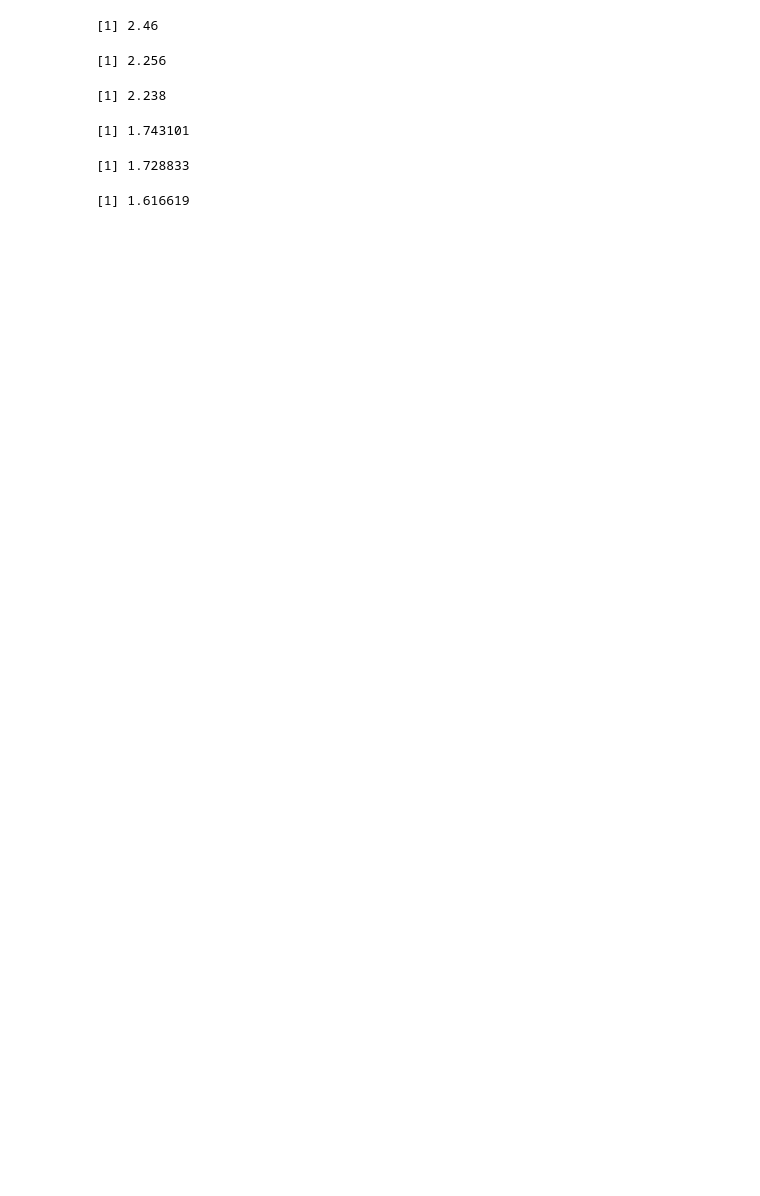
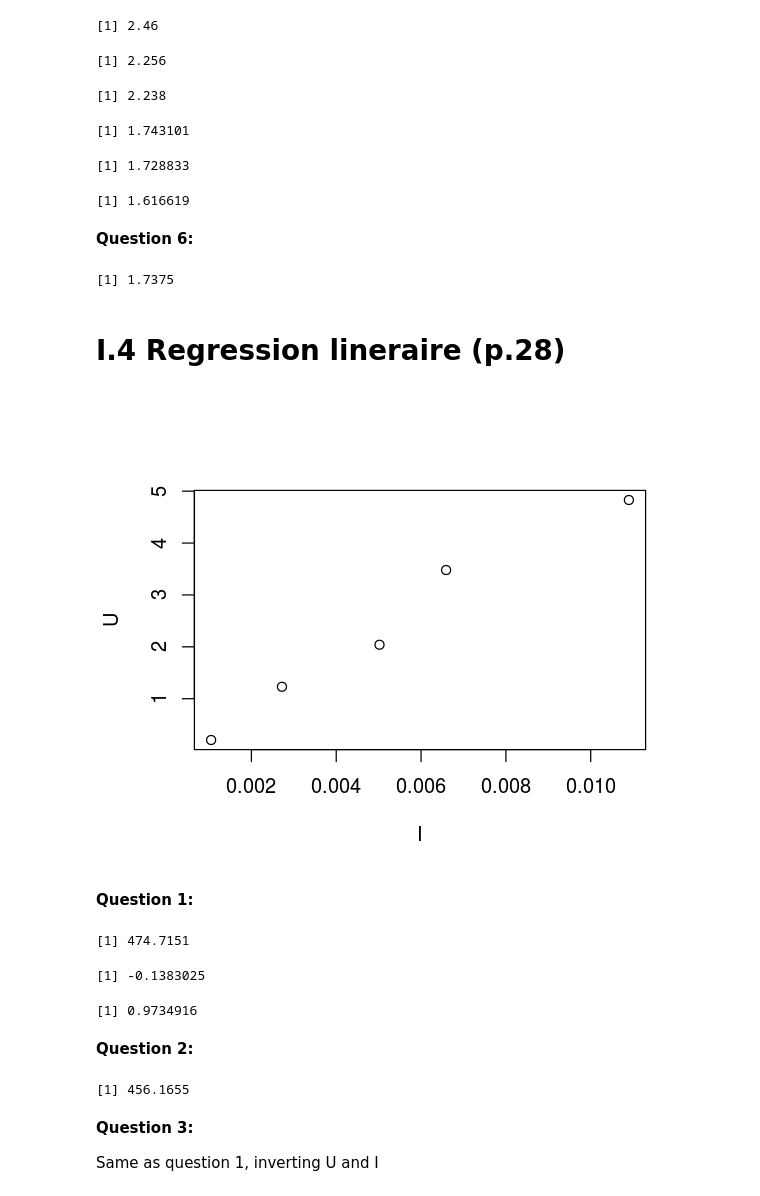
Before and after one commit to ebusato/jupyter_R, a Jupyter notebook: ExercicesFromBClementsBook.ipynb, the cells around one changed output. Cells and saved outputs as stored; diff of their text form; code cells hidden in the pictures; blank space fills up the shorter version.

```diff
--- a/ExercicesFromBClementsBook.ipynb
+++ b/ExercicesFromBClementsBook.ipynb
@@ -130,3 +130,47 @@ sdh3
 [1] 1.743101
 [1] 1.728833
 [1] 1.616619
+# %% [markdown]
+__Question 6:__
+# %%
+# From sample
+medianSample <- median(sample)
+medianSample
+# %% [output]
+[1] 1.7375
+# %% [markdown]
+# I.4 Regression lineraire (p.28)
+# %%
+U <- c(0.204, 1.23, 2.04, 3.48, 4.83)
+I <- c(1.05, 2.72, 5.02, 6.59, 10.9)
+I <- I*1e-3
+options(repr.plot.width=5, repr.plot.height=4)
+plot(I, U)
+
+n <- length(U)
+# %% [output]
+[figure, added]
+# %% [markdown]
+__Question 1:__
+# %%
+a <- (n*sum(U*I)-sum(U)*sum(I))/(n*sum(I^2) - sum(I)^2)
+a
+b <- 1/n*(sum(U)-a*sum(I))
+b
+r <- a*sd(I)/sd(U)
+r^2
+# %% [output]
+[1] 474.7151
+[1] -0.1383025
+[1] 0.9734916
+# %% [markdown]
+__Question 2:__
+# %%
+a2 <- sum(U*I)/sum(I^2)
+a2
+# %% [output]
+[1] 456.1655
+# %% [markdown]
+__Question 3:__
+
+Same as question 1, inverting U and I
```
Also changed, not shown: parts of 2 cells of this notebook.
